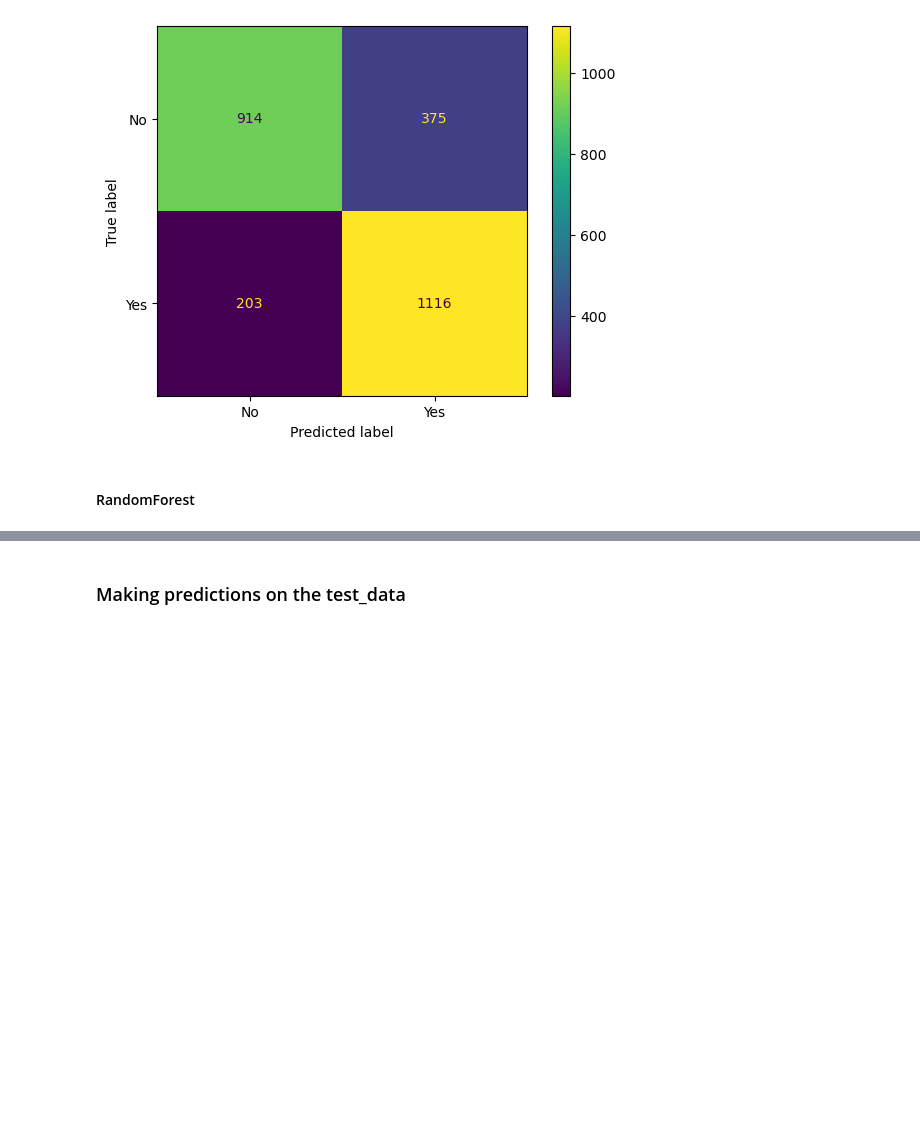
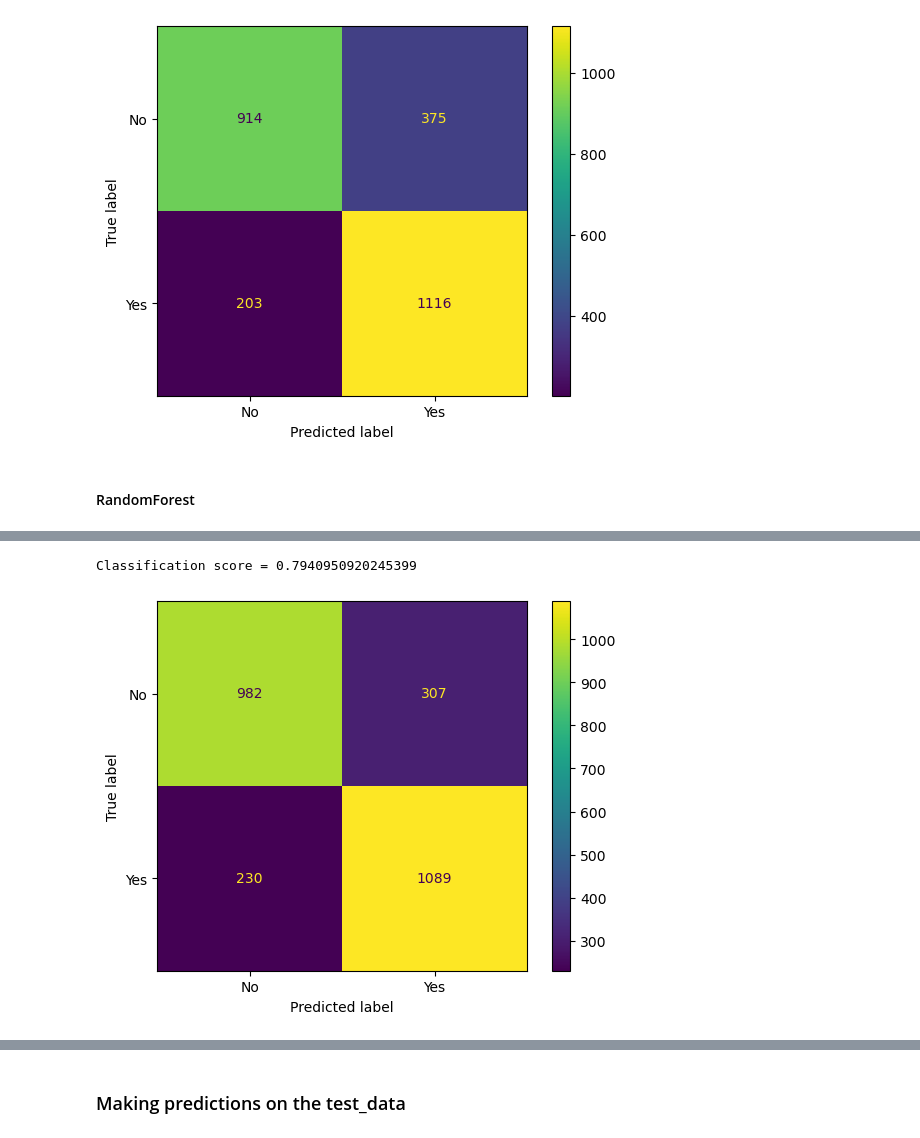
Before and after one commit to gustavossbarros/Ironhack_Final_Project_Spaceship_Titanic, a Jupyter notebook: deliverables/Final Bootcamp Project - Spaceship Titanic - ML Dev.ipynb, the cells around one changed output, grey strips where cells are left out. Cells and saved outputs as stored; diff of their text form; code cells hidden in the pictures; blank space fills up the shorter version.

```diff
--- a/deliverables/Final Bootcamp Project - Spaceship Titanic - ML Dev.ipynb
+++ b/deliverables/Final Bootcamp Project - Spaceship Titanic - ML Dev.ipynb
@@ -529,0 +610,14 @@ rf = RandomForestClassifier()
+# %%
+param_grid = {
+    'n_estimators': [50, 100],
+    'eta': [0.1, 0.2, 0.3],
+    'max_depth': [4, 6, 8],
+    'subsample': [0.5, 0.7, 0.9]
+}
+
+y_train = y_train.replace({'True': 1, 'False': 0}) # XGBoost requires [0, 1] as target
+y_validation = y_validation.replace({'True': 1, 'False': 0})
+
+xgb = XGBClassifier()
+grid_search = GridSearchCV(xgb, param_grid, cv=5)
+grid_search.fit(X_train[features_used_to_max], y_train)
@@ -529,0 +642,17 @@ rf = RandomForestClassifier()
+# %%
+xgb_params = grid_search.best_params_
+# %%
+xgb = XGBClassifier(n_estimators=xgb_params['n_estimators'], eta=xgb_params['eta'], max_depth=xgb_params['max_depth'],
+                    subsample=xgb_params['subsample'])
+xgb.fit(X_train[features_used_to_max], y_train)
+xgb_score = xgb.score(X_validation[features_used_to_max], y_validation)
+print('Classification score =', xgb_score)
+
+xgb_prediction = xgb.predict(X_validation[features_used_to_max])
+
+xgb_cm = ConfusionMatrixDisplay(confusion_matrix(y_validation, xgb_prediction), display_labels=['No', 'Yes']).plot()
+xgb_cm
+plt.show()
+# %% [output]
+Classification score = 0.7940950920245399
+[figure, added]
```
Also changed, not shown: parts of 28 cells of this notebook, 2 other files.
